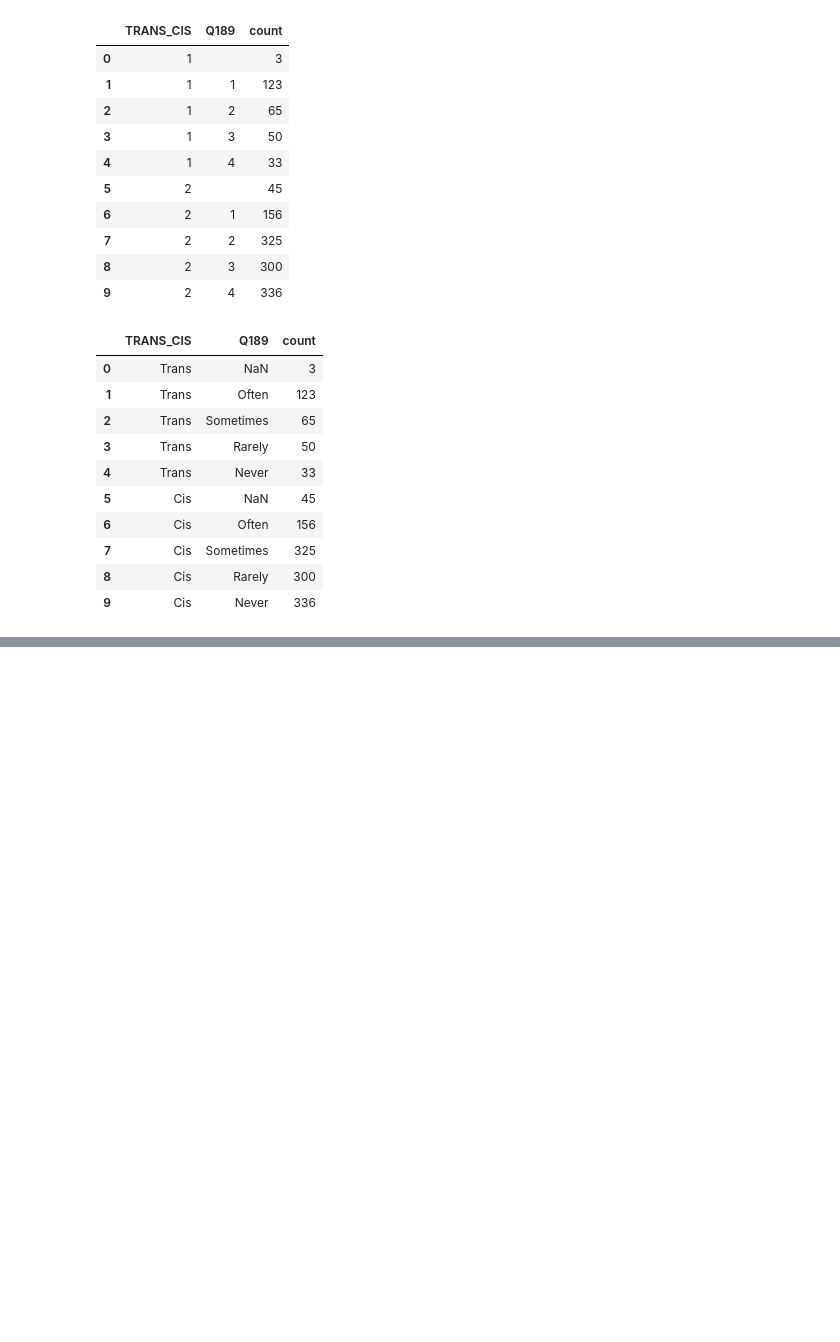
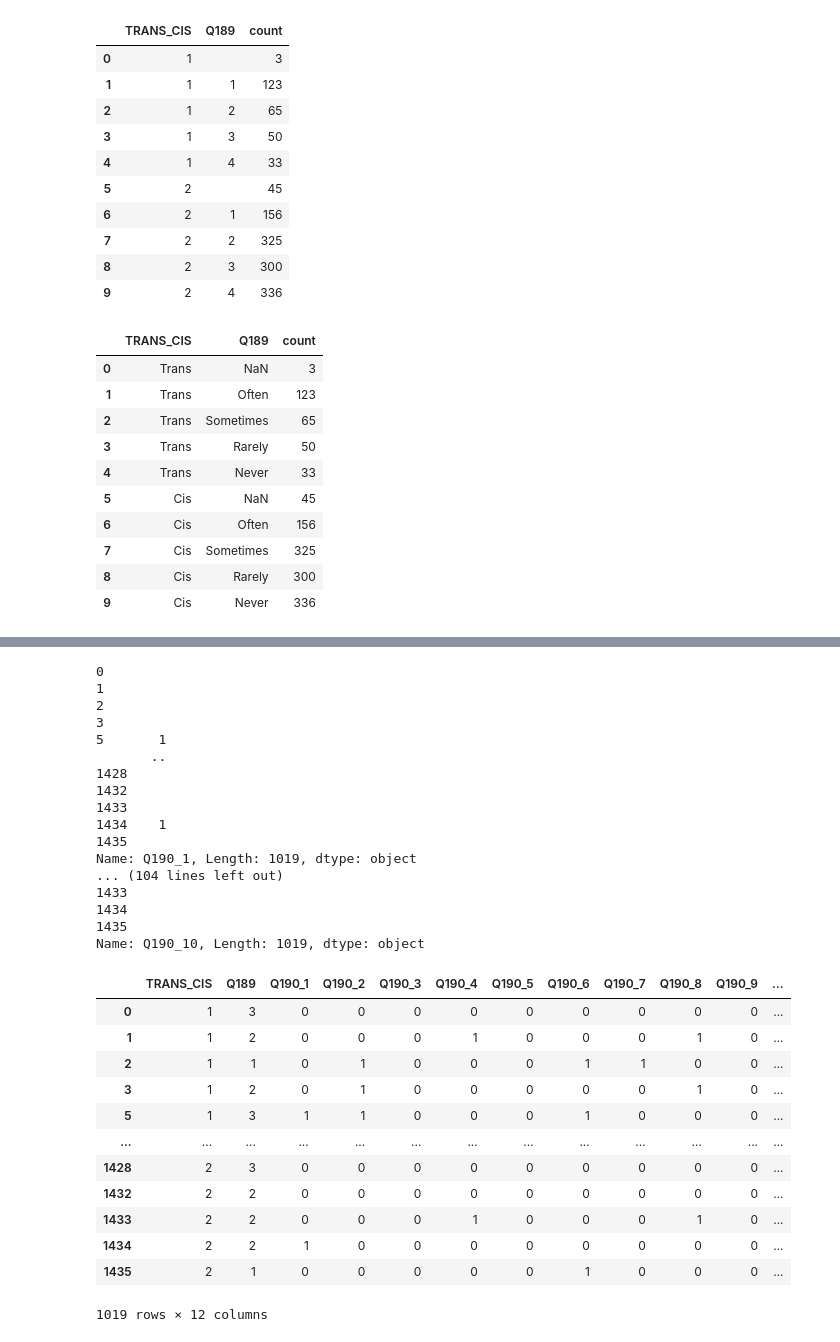
Before and after one commit to c6shi/dds_transgender, a Jupyter notebook: bullying.ipynb, the cells around one changed output, grey strips where cells are left out. Drawn from its saved outputs; the diff is of its cells as text; code cells hidden in the pictures; blank space fills up the shorter version.

```diff
--- a/bullying.ipynb
+++ b/bullying.ipynb
@@ -128,0 +197,39 @@ q189
+# %%
+def one_hot_encode_190(ser, col_n):
+    return ser.map({' ': 0, col_n: 1})
+
+for i in range(1,11):
+    some_bullying[f'Q190_{i}'] = one_hot_encode_190(some_bullying[f'Q190_{i}'], str(i))
+
+some_bullying
+# %% [output]
+0
+1
+2
+3
+5       1
+       ..
+1428
+1432
+1433
+1434    1
+1435
+Name: Q190_1, Length: 1019, dtype: object
+... (104 lines left out)
+1433
+1434
+1435
+Name: Q190_10, Length: 1019, dtype: object
+|  | TRANS_CIS | Q189 | Q190_1 | Q190_2 | Q190_3 | Q190_4 | Q190_5 | Q190_6 | Q190_7 | Q190_8 | Q190_9 | ... |
+| 0 | 1 | 3 | 0 | 0 | 0 | 0 | 0 | 0 | 0 | 0 | 0 | ... |
+| 1 | 1 | 2 | 0 | 0 | 0 | 1 | 0 | 0 | 0 | 1 | 0 | ... |
+| 2 | 1 | 1 | 0 | 1 | 0 | 0 | 0 | 1 | 1 | 0 | 0 | ... |
+| 3 | 1 | 2 | 0 | 1 | 0 | 0 | 0 | 0 | 0 | 1 | 0 | ... |
+| 5 | 1 | 3 | 1 | 1 | 0 | 0 | 0 | 1 | 0 | 0 | 0 | ... |
+| ... | ... | ... | ... | ... | ... | ... | ... | ... | ... | ... | ... | ... |
+| 1428 | 2 | 3 | 0 | 0 | 0 | 0 | 0 | 0 | 0 | 0 | 0 | ... |
+| 1432 | 2 | 2 | 0 | 0 | 0 | 0 | 0 | 0 | 0 | 0 | 0 | ... |
+| 1433 | 2 | 2 | 0 | 0 | 0 | 1 | 0 | 0 | 0 | 1 | 0 | ... |
+| 1434 | 2 | 2 | 1 | 0 | 0 | 0 | 0 | 0 | 0 | 0 | 0 | ... |
+| 1435 | 2 | 1 | 0 | 0 | 0 | 0 | 0 | 1 | 0 | 0 | 0 | ... |
+1019 rows × 12 columns
```
Also changed, not shown: parts of 11 cells of this notebook.
